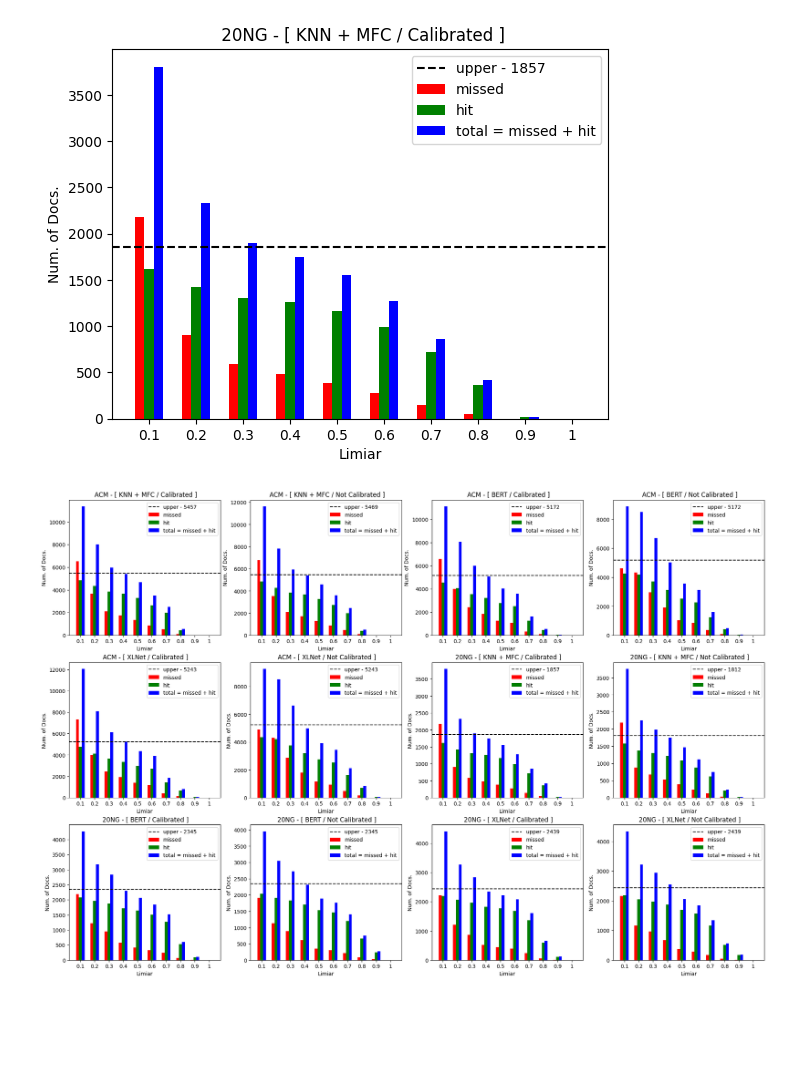
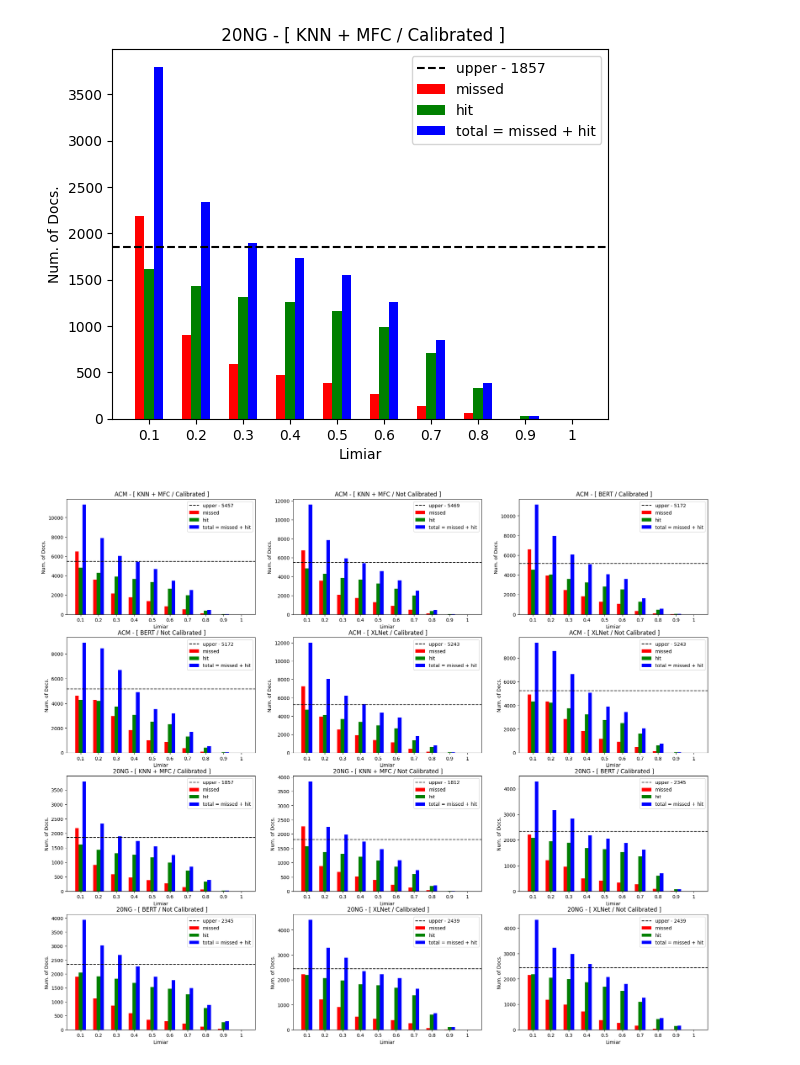
Before and after one commit to warSantos/MS, a Jupyter notebook: analysis/analysis_error_estimators/zeros_count.ipynb, the cells around one changed output. Saved outputs shown, nothing was run; the diff lists cells and outputs as text; code cells hidden in the pictures; blank space fills up the shorter version.

```diff
--- a/analysis/analysis_error_estimators/zeros_count.ipynb
+++ b/analysis/analysis_error_estimators/zeros_count.ipynb
@@ -17,15 +17,16 @@ def check_scoring(scores_path: str) -> bool:
 def measure_error_estimation(data_source: str,
                              dataset: str,
                              clf_setup: list,
-                             limiars: list):
+                             limiars: list,
+                             clfs_sufix: str):
 
     counts = {}
     clf, proba_type, _ = clf_setup
     for fold in np.arange(10):
-        y_pred = np.load(f"{data_source}/local_rf/{proba_type}/{dataset}/10_folds/{clf}/dist_probas_probas_based/{fold}/test.npz")['y']
+        y_pred = np.load(f"{data_source}/local_rf/{proba_type}/{dataset}/10_folds/{clf}/{clfs_sufix}/dist_probas_probas_based/{fold}/test.npz")['y']
         y_true = np.load(f"{data_source}/upper_bound/{proba_type}/{dataset}/10_folds/{clf}/{fold}/test.npz")['y']
         probs_class_0 = 1 - y_pred
-        if check_scoring(f"{data_source}/local_rf/{proba_type}/{dataset}/10_folds/{clf}/dist_probas_probas_based/{fold}/scoring.json"):
+        if check_scoring(f"{data_source}/local_rf/{proba_type}/{dataset}/10_folds/{clf}/{clfs_sufix}/dist_probas_probas_based/{fold}/scoring.json"):
             for limiar in limiars:
                 idxs_zeros = np.where([probs_class_0 > limiar])[1]
                 missed = np.sum(y_true[idxs_zeros])
@@ -82,17 +83,34 @@ CLFS = [
     ["xlnet", "temperature_scaling", "XLNet / Calibrated"],
     ["xlnet", "normal_probas", "XLNet / Not Calibrated"]
 ]
+# %%
+SUFIX = {
+    "calib": [
+        ["ktmk", "isotonic", "KNN + MFC / Calibrated"],
+        ["bert", "temperature_scaling", "BERT / Calibrated"],
+        ["xlnet", "temperature_scaling", "XLNet / Calibrated"]
+    ],
+    "normal": [
+        ["bert", "normal_probas", "BERT / Not Calibrated"],
+        ["ktmk", "normal_probas", "KNN + MFC / Not Calibrated"],
+        ["xlnet", "normal_probas", "XLNet / Not Calibrated"]
+    ]
+}
+# %%
+calib_sufix = '/'.join(sorted([ f"{c[0]}_{c[1]}" for c in SUFIX["calib"] ]))
+normal_sufix = '/'.join(sorted([ f"{c[0]}_{c[1]}" for c in SUFIX["normal"] ]))
+sufixs = [calib_sufix, normal_sufix]
 # %%
-counts = measure_error_estimation(DATA_SOURCE, "20ng", ["ktmk", "isotonic", "KNN + MFC / Calibrated"], LIMIARS)
+counts = measure_error_estimation(DATA_SOURCE, "20ng", ["ktmk", "isotonic", "KNN + MFC / Calibrated"], LIMIARS, calib_sufix)
 # %%
 plot_dist(counts, "20ng", ["ktmk", "isotonic", "KNN + MFC / Calibrated"])
 # %% [output]
 [figure]
 # %%
-fig = plt.figure(figsize=(24, 16))
+fig = plt.figure(figsize=(24, 20))
 for plot_idx, (dataset, clf_setup) in enumerate(product(DATASETS, CLFS)):
-    counts = measure_error_estimation(DATA_SOURCE, dataset, clf_setup, LIMIARS)
-    plt.subplot(3, 4, plot_idx + 1)
+    counts = measure_error_estimation(DATA_SOURCE, dataset, clf_setup, LIMIARS, sufixs[plot_idx % 2])
+    plt.subplot(4, 3, plot_idx + 1)
     plot_dist(counts, dataset, clf_setup)
 # %% [output]
-[figure, old version]
+[figure, new version]
```
Also changed, not shown: parts of 1 cell of this notebook, 5 other files.
